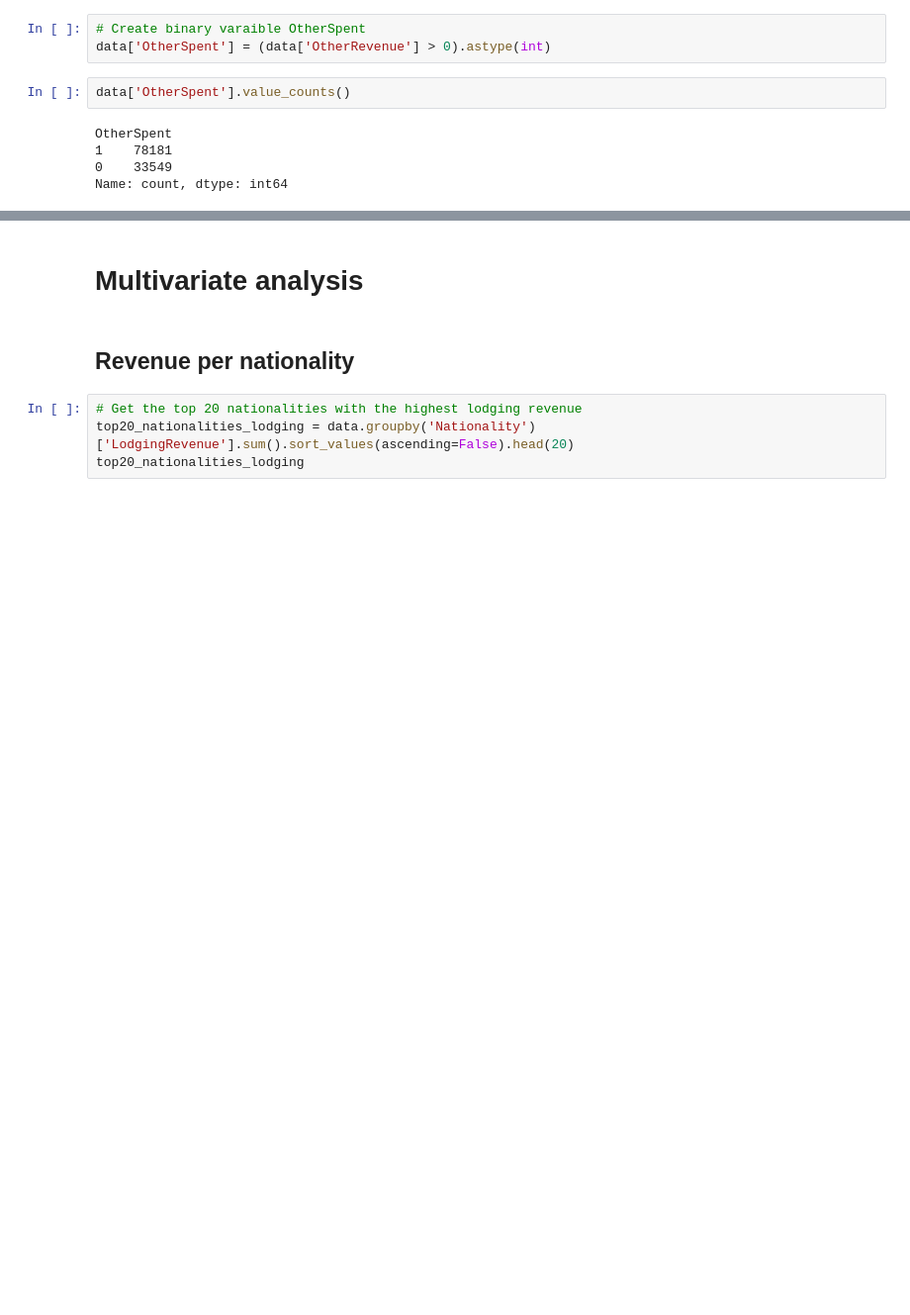
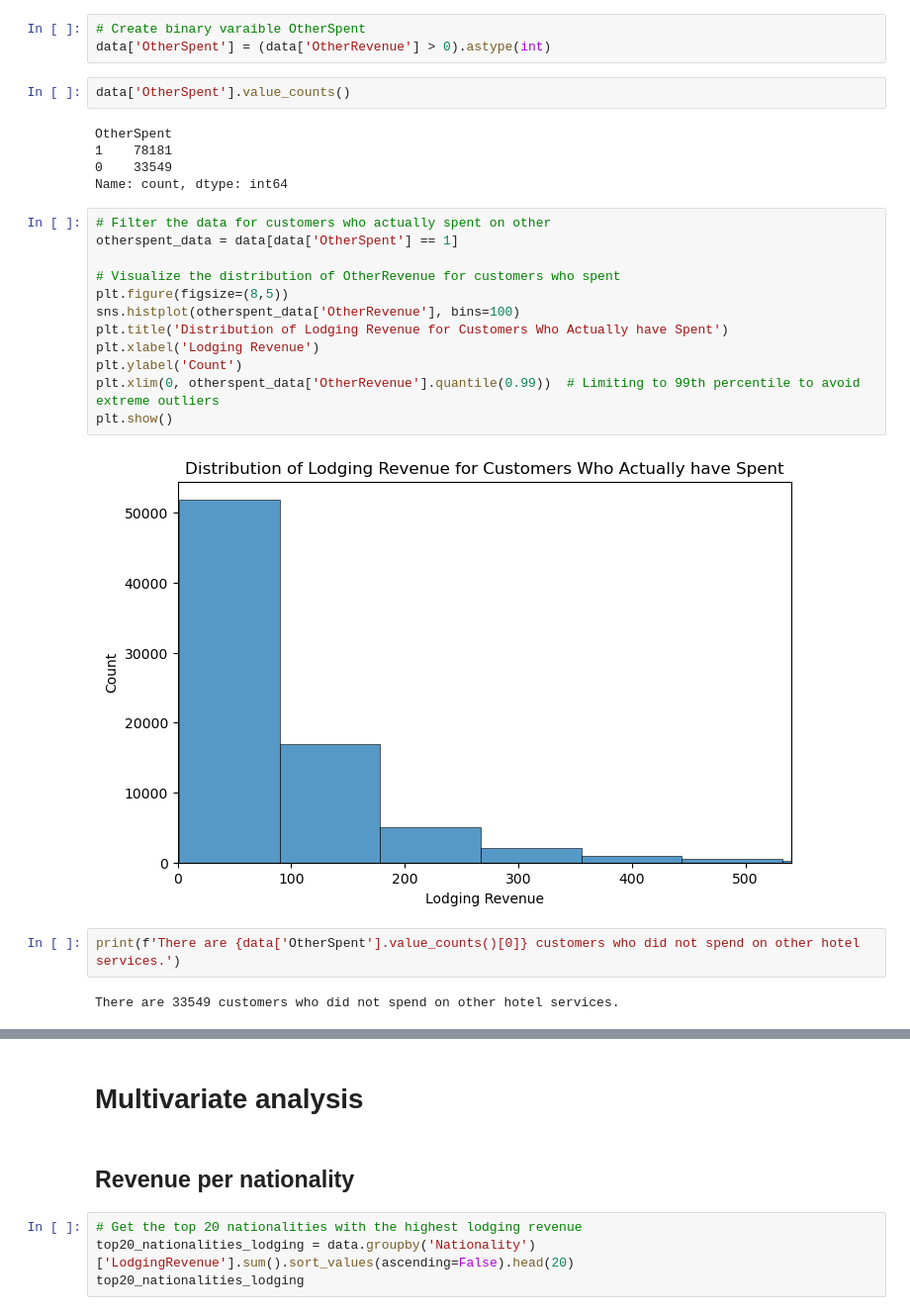
Before and after one commit to RubenCMarques/Hotel-Customer-Segmentation, a Jupyter notebook: Notebooks/Diogo_workspace.ipynb, the cells around one changed output, grey strips where cells are left out. Shown at 99% size. Saved outputs shown, nothing was run; the diff lists cells and outputs as text; blank space fills up the shorter version.

```diff
--- a/Notebooks/Diogo_workspace.ipynb
+++ b/Notebooks/Diogo_workspace.ipynb
@@ -675,3 +665,21 @@ OtherSpent
 1    78181
 0    33549
 Name: count, dtype: int64
+# %%
+# Filter the data for customers who actually spent on other
+otherspent_data = data[data['OtherSpent'] == 1]
+
+# Visualize the distribution of OtherRevenue for customers who spent
+plt.figure(figsize=(8,5))
+sns.histplot(otherspent_data['OtherRevenue'], bins=100)
+plt.title('Distribution of Lodging Revenue for Customers Who Actually have Spent')
+plt.xlabel('Lodging Revenue')
+plt.ylabel('Count')
+plt.xlim(0, otherspent_data['OtherRevenue'].quantile(0.99))  # Limiting to 99th percentile to avoid extreme outliers
+plt.show()
+# %% [output]
+[figure, added]
+# %%
+print(f'There are {data['OtherSpent'].value_counts()[0]} customers who did not spend on other hotel services.')
+# %% [output]
+There are 33549 customers who did not spend on other hotel services.
```
Also changed, not shown: parts of 13 cells of this notebook.
